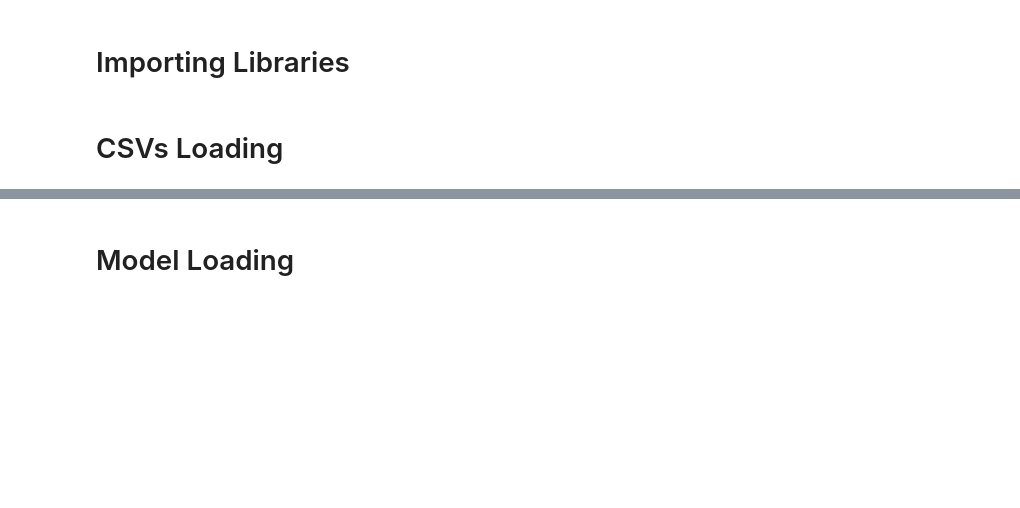
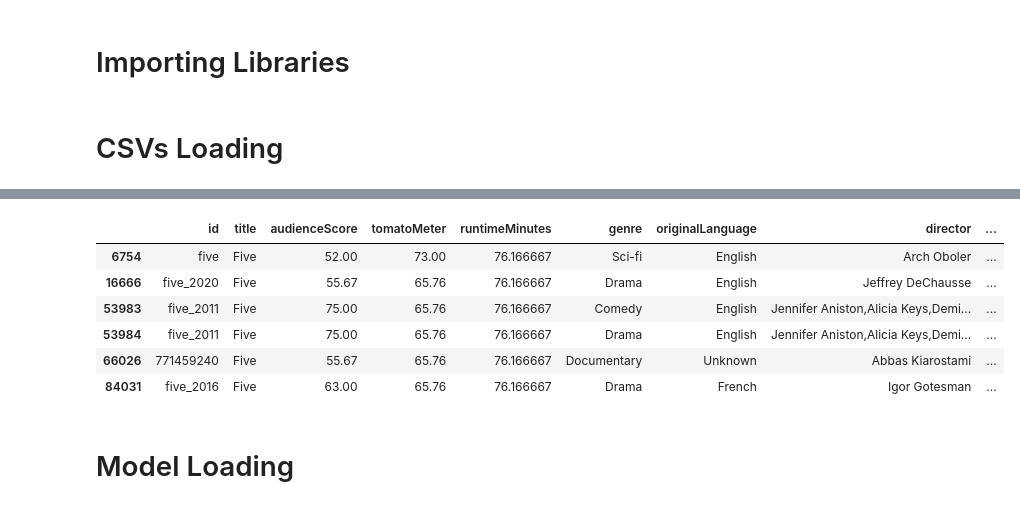
Before and after one commit to danipafi/FilmEmotionRecommender, a Jupyter notebook: 28-Sentiment_Analysis_Model.ipynb, the cells around one changed output, grey strips where cells are left out. Saved outputs shown, nothing was run; the diff lists cells and outputs as text; code cells hidden in the pictures; blank space fills up the shorter version.

```diff
--- a/28-Sentiment_Analysis_Model.ipynb
+++ b/28-Sentiment_Analysis_Model.ipynb
@@ -36,6 +36,16 @@ movies.head()
 | 2 | dinosaur_island_2002 | Dinosaur Island | 70.0 | 65.76 | 80.5 | Adventure | English | Will Meugniot | ... |
 | 3 | dinosaur_island_2002 | Dinosaur Island | 70.0 | 65.76 | 80.5 | Animation | English | Will Meugniot | ... |
 | 4 | adrift_2018 | Adrift | 65.0 | 69.00 | 93.0 | Adventure | English | Baltasar Kormákur | ... |
+# %%
+movies.loc[movies['title'] == "Five"]
+# %% [output]
+|  | id | title | audienceScore | tomatoMeter | runtimeMinutes | genre | originalLanguage | director | ... |
+| 6754 | five | Five | 52.00 | 73.00 | 76.166667 | Sci-fi | English | Arch Oboler | ... |
+| 16666 | five_2020 | Five | 55.67 | 65.76 | 76.166667 | Drama | English | Jeffrey DeChausse | ... |
+| 53983 | five_2011 | Five | 75.00 | 65.76 | 76.166667 | Comedy | English | Jennifer Aniston,Alicia Keys,Demi... | ... |
+| 53984 | five_2011 | Five | 75.00 | 65.76 | 76.166667 | Drama | English | Jennifer Aniston,Alicia Keys,Demi... | ... |
+| 66026 | 771459240 | Five | 55.67 | 65.76 | 76.166667 | Documentary | Unknown | Abbas Kiarostami | ... |
+| 84031 | five_2016 | Five | 63.00 | 65.76 | 76.166667 | Drama | French | Igor Gotesman | ... |
 # %% [markdown]
 # Model Loading
 # %%
```
Also changed, not shown: 2 other files.
